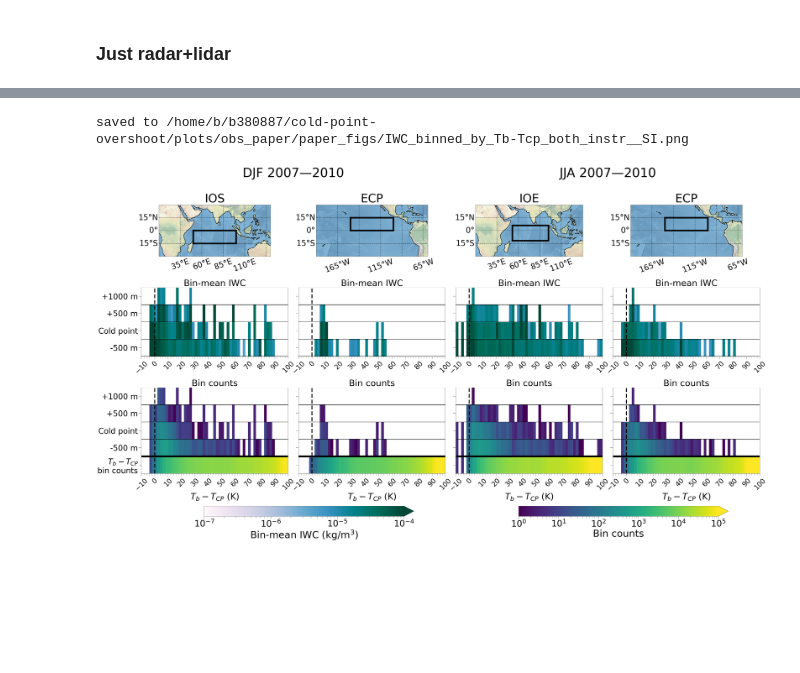
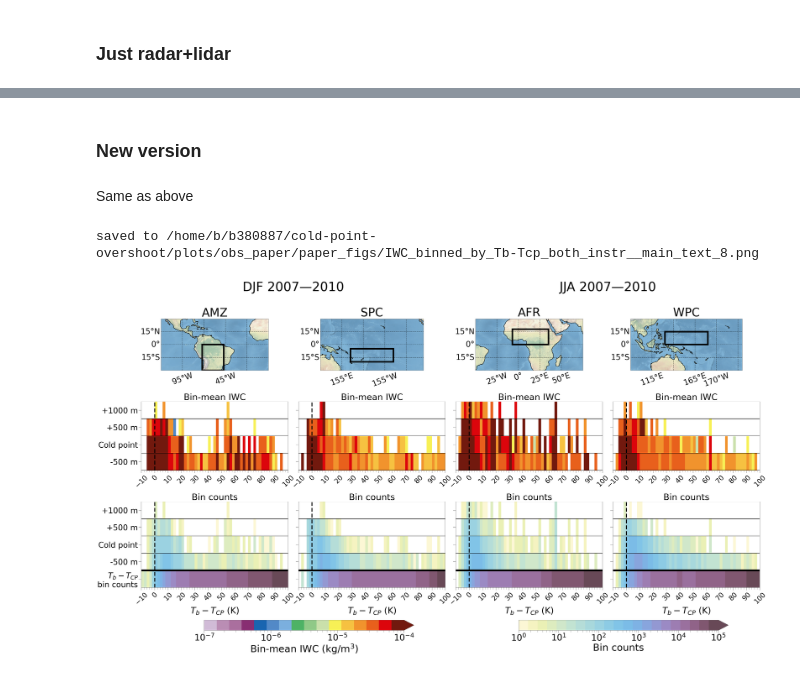
Before and after one commit to jacnugent/tropical-conv-os-2023, a Jupyter notebook: jupyter_notebooks/obs_climo_paper_diffs_binned_plots.ipynb, the cells around one changed output, grey strips where cells are left out. Saved outputs shown, nothing was run; the diff lists cells and outputs as text; code cells hidden in the pictures; blank space fills up the shorter version.

```diff
--- a/jupyter_notebooks/obs_climo_paper_diffs_binned_plots.ipynb
+++ b/jupyter_notebooks/obs_climo_paper_diffs_binned_plots.ipynb
@@ -579,30 +647,0 @@ saved to /home/b/b380887/cold-point-overshoot/plots/obs_paper/paper_figs/IWC_bin
-# %%
-# supporting info
-
-iwc3_means_dict_si = {
-    "IOS": iwc3_means_dict_djf["IOS"],
-    "ECP": iwc3_means_dict_djf["ECP"],
-    "IOE": iwc3_means_dict_jja["IOE"],
-    "ECP2": iwc3_means_dict_jja["ECP"],
-}
-iwc3_counts_dict_si = {
-    "IOS": iwc3_counts_dict_djf["IOS"],
-    "ECP": iwc3_counts_dict_djf["ECP"],
-    "IOE": iwc3_counts_dict_jja["IOE"],
-    "ECP2": iwc3_counts_dict_jja["ECP"],
-}
-region_diffs_counts_dict_si = {
-    "IOS": region_diffs_counts_dict_djf["IOS"],
-    "ECP": region_diffs_counts_dict_djf["ECP"],
-    "IOE": region_diffs_counts_dict_jja["IOE"],
-    "ECP2": region_diffs_counts_dict_jja["ECP"],
-}
-
-bin_qi_season(iwc3_means_dict_si, iwc3_counts_dict_si, region_diffs_counts_dict_si, ["DJF", "JJA"], years_str, diffs_bins,
-              bin_iwc=True, mean_lims=iwc_lims,
-              fsize=fsize, tsize=tsize, labsize=labsize, figsize=figsize, diffs_count_lims=count_lims,
-              diffs_lims=diffs_lims, count_cmap=count_cmap, mean_cmap=mean_cmap,
-              save=save_plots, save_dir=plot_save_dir, main_text=False)
-# %% [output]
-saved to /home/b/b380887/cold-point-overshoot/plots/obs_paper/paper_figs/IWC_binned_by_Tb-Tcp_both_instr__SI.png
-[figure, removed]
@@ -608,0 +690,14 @@ saved to /home/b/b380887/cold-point-overshoot/plots/obs_paper/paper_figs/IWC_bin
+# %% [markdown]
+### New version
+# %% [markdown]
+Same as above
+# %%
+bin_qi_season(iwc3_means_dict_main, iwc3_counts_dict_main, region_diffs_counts_dict_main, ["DJF", "JJA"], years_str, diffs_bins,
+              bin_iwc=True, mean_lims=iwc_lims,
+              fsize=fsize, tsize=tsize, labsize=labsize, figsize=figsize, diffs_count_lims=count_lims,
+              diffs_lims=diffs_lims, count_cmap=count_cmap, mean_cmap=mean_cmap, cmap_version="_8",
+              save=save_plots, save_dir=plot_save_dir, main_text=True,
+                count_norm=None, mean_norm=None, count_cbar_ticks=None)
+# %% [output]
+saved to /home/b/b380887/cold-point-overshoot/plots/obs_paper/paper_figs/IWC_binned_by_Tb-Tcp_both_instr__main_text_8.png
+[figure, added]
```
Also changed, not shown: parts of 21 cells of this notebook.
